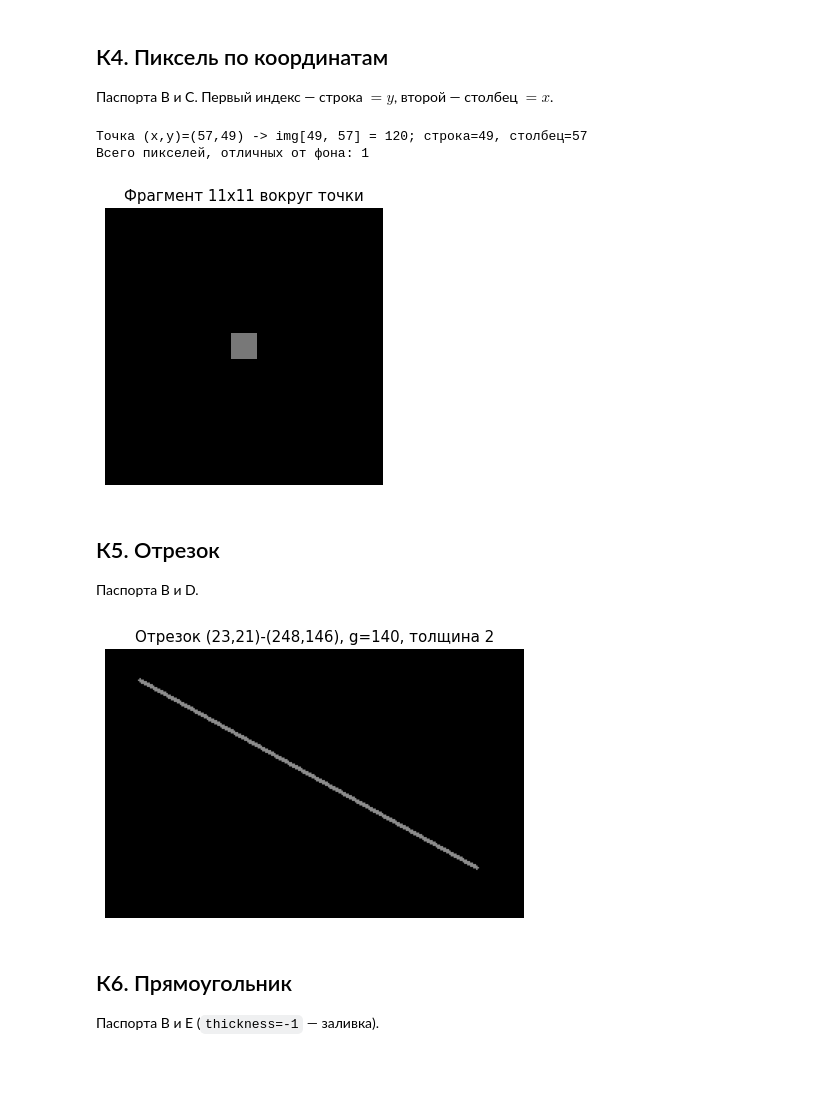
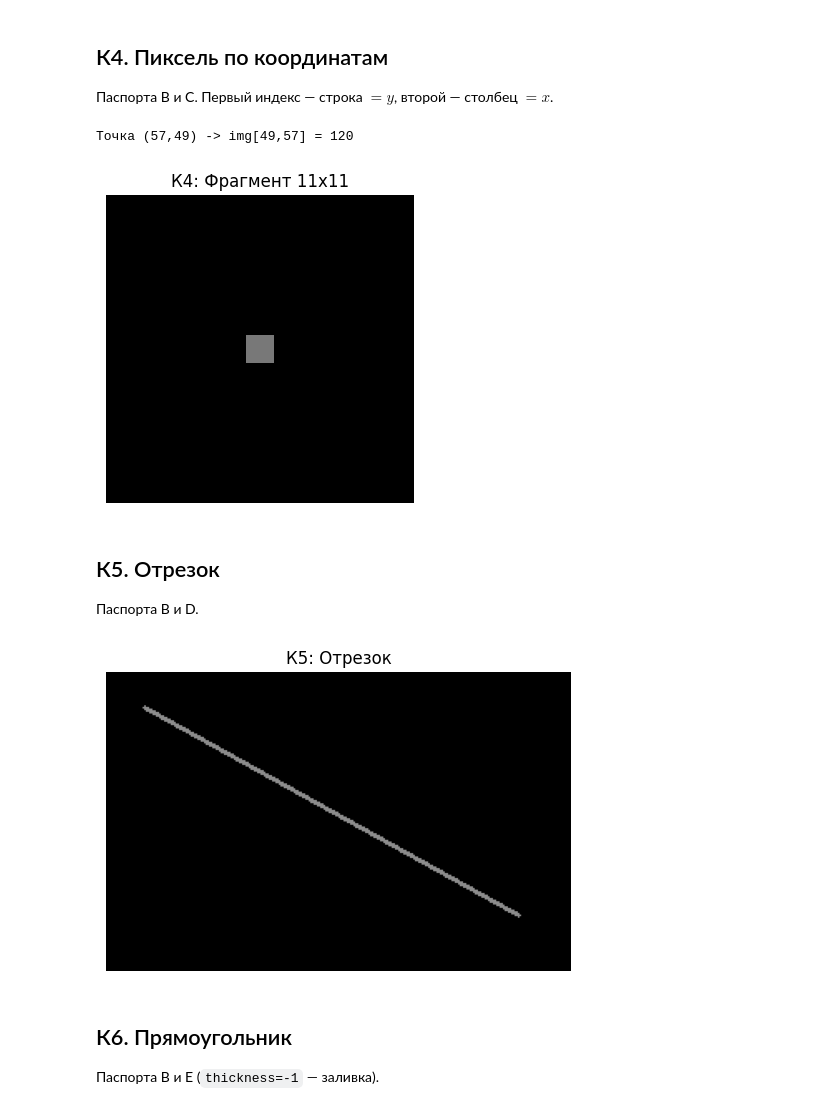
Before and after one commit to forgamesnsr-code/Computer-graphics, a Jupyter notebook: Лабораторные задания/lab02_2d_arrays_images_solutions_v1.ipynb, the cells around one changed output. Saved outputs shown, nothing was run; the diff lists cells and outputs as text; code cells hidden in the pictures; blank space fills up the shorter version.

```diff
--- a/Лабораторные задания/lab02_2d_arrays_images_solutions_v1.ipynb
+++ b/Лабораторные задания/lab02_2d_arrays_images_solutions_v1.ipynb
@@ -289,27 +283,25 @@ dtype = uint8 ; min = 0 ; max = 0
 Паспорта B и C. Первый индекс — строка $=y$, второй — столбец $=x$.
 # %%
 H, W, bg = B["H"], B["W"], B["bg"]
-x, y, g = Cp["x"], Cp["y"], Cp["g"]
 img = np.full((H, W), bg, dtype=np.uint8)
-img[y, x] = g
-print(f"Точка (x,y)=({x},{y}) -> img[{y}, {x}] = {img[y, x]}; строка={y}, столбец={x}")
-print("Всего пикселей, отличных от фона:", np.count_nonzero(img != bg))
-y0, y1, x0, x1 = max(0, y - 5), min(H, y + 6), max(0, x - 5), min(W, x + 6)
-show(img[y0:y1, x0:x1], "Фрагмент 11x11 вокруг точки")
+img[Cp["y"], Cp["x"]] = Cp["g"]
+print(f"Точка ({Cp['x']},{Cp['y']}) -> img[{Cp['y']},{Cp['x']}] = {img[Cp['y'], Cp['x']]}")
+y0, y1 = max(0, Cp["y"]-5), min(H, Cp["y"]+6)
+x0, x1 = max(0, Cp["x"]-5), min(W, Cp["x"]+6)
+show(img[y0:y1, x0:x1], "К4: Фрагмент 11x11")
 # %% [output]
-Точка (x,y)=(57,49) -> img[49, 57] = 120; строка=49, столбец=57
-Всего пикселей, отличных от фона: 1
+Точка (57,49) -> img[49,57] = 120
-[figure, old version]
+[figure, new version]
 # %% [markdown]
 ## К5. Отрезок
 Паспорта B и D.
 # %%
 H, W, bg = B["H"], B["W"], B["bg"]
 img = np.full((H, W), bg, dtype=np.uint8)
 cv2.line(img, (D["x1"], D["y1"]), (D["x2"], D["y2"]), D["g"], D["thickness"])
-show(img, f"Отрезок ({D['x1']},{D['y1']})-({D['x2']},{D['y2']}), g={D['g']}, толщина {D['thickness']}")
+show(img, "К5: Отрезок")
 # %% [output]
-[figure, old version]
+[figure, new version]
 # %% [markdown]
 ## К6. Прямоугольник
 Паспорта B и E (`thickness=-1` — заливка).
```
Also changed, not shown: parts of 22 cells of this notebook, 1 other file.
